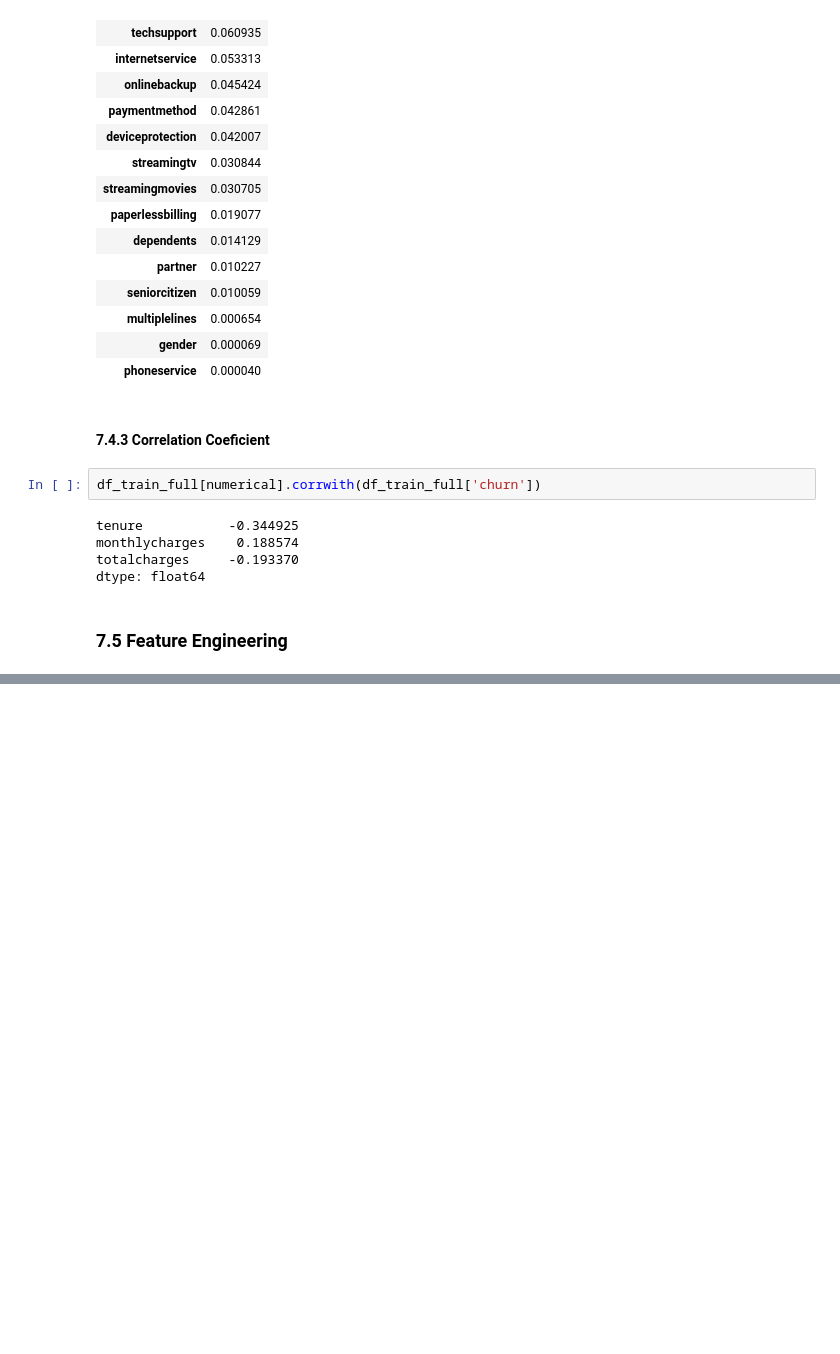
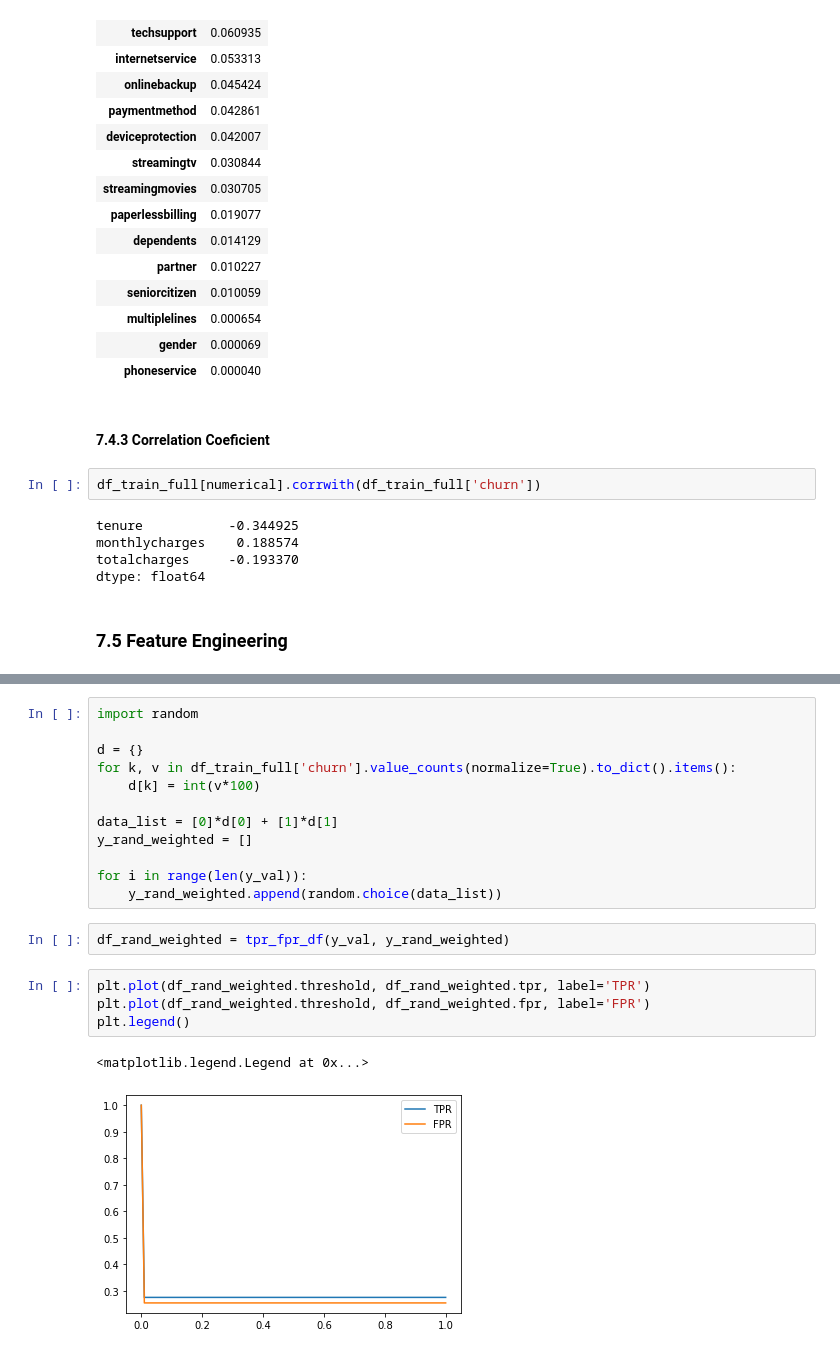
Before and after one commit to provezano/telco-customer-churn, a Jupyter notebook: churn-prediction.ipynb, the cells around one changed output, grey strips where cells are left out. Saved outputs shown, nothing was run; the diff lists cells and outputs as text; blank space fills up the shorter version.

```diff
--- a/churn-prediction.ipynb
+++ b/churn-prediction.ipynb
@@ -342,0 +469,21 @@ array([[0.93484733, 0.06515267]])
+# %%
+import random
+
+d = {}
+for k, v in df_train_full['churn'].value_counts(normalize=True).to_dict().items():
+    d[k] = int(v*100)
+
+data_list = [0]*d[0] + [1]*d[1]
+y_rand_weighted = []
+
+for i in range(len(y_val)):
+    y_rand_weighted.append(random.choice(data_list))
+# %%
+df_rand_weighted = tpr_fpr_df(y_val, y_rand_weighted)
+# %%
+plt.plot(df_rand_weighted.threshold, df_rand_weighted.tpr, label='TPR')
+plt.plot(df_rand_weighted.threshold, df_rand_weighted.fpr, label='FPR')
+plt.legend()
+# %% [output]
+<matplotlib.legend.Legend at 0x...>
+[figure, added]
```
Also changed, not shown: parts of 93 cells of this notebook, 8 other files.
